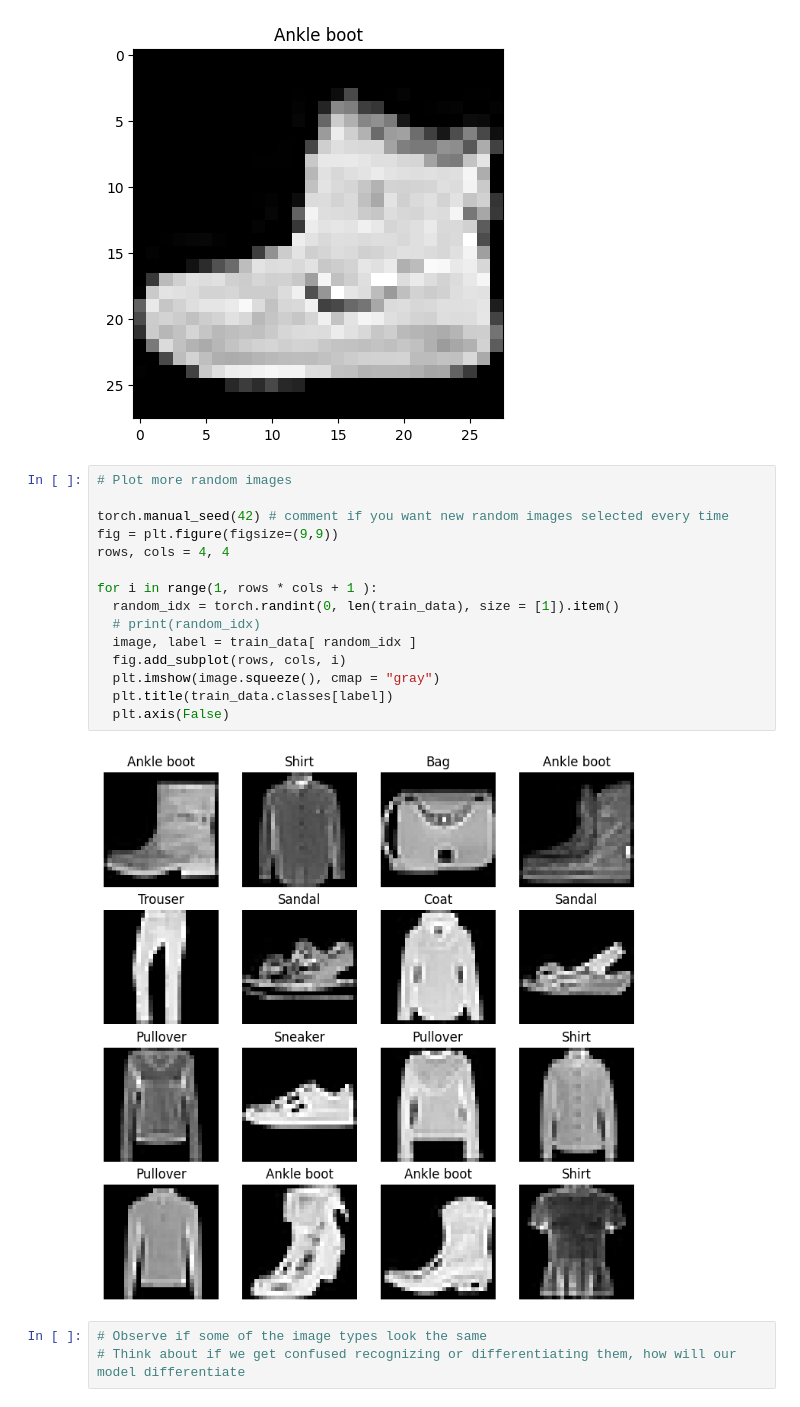
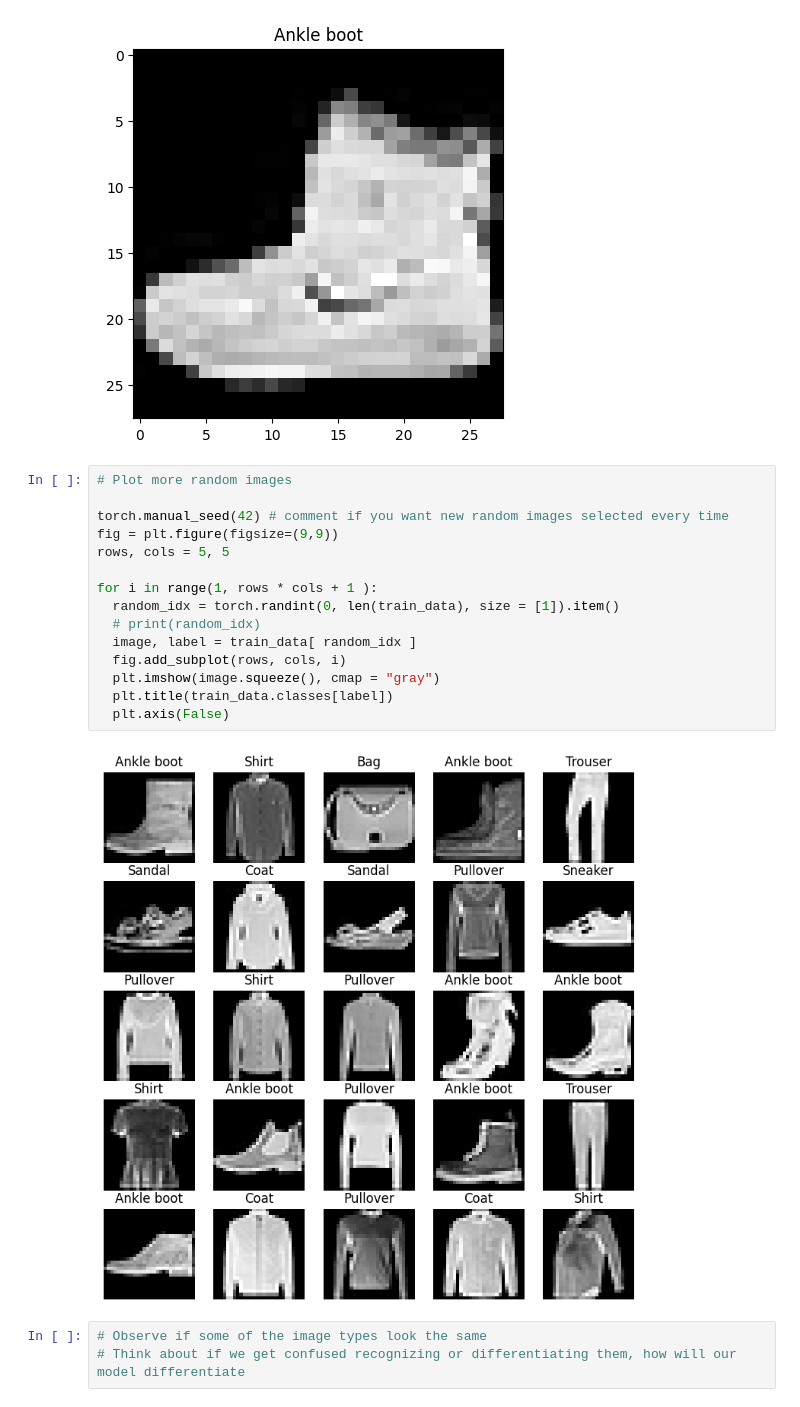
Before and after one commit to afirdousi/pytorch-basics, a Jupyter notebook: 007_computer_vision_hands_on.ipynb, the cells around one changed output. Saved outputs shown, nothing was run; the diff lists cells and outputs as text.

```diff
--- a/007_computer_vision_hands_on.ipynb
+++ b/007_computer_vision_hands_on.ipynb
@@ -187,20 +187,20 @@ Text(0.5, 1.0, 'Ankle boot')
 # %%
 # Plot more random images
 
 torch.manual_seed(42) # comment if you want new random images selected every time
 fig = plt.figure(figsize=(9,9))
-rows, cols = 4, 4
+rows, cols = 5, 5
 
 for i in range(1, rows * cols + 1 ):
   random_idx = torch.randint(0, len(train_data), size = [1]).item()
   # print(random_idx)
   image, label = train_data[ random_idx ]
   fig.add_subplot(rows, cols, i)
   plt.imshow(image.squeeze(), cmap = "gray")
   plt.title(train_data.classes[label])
   plt.axis(False)
 # %% [output]
-[figure, old version]
+[figure, new version]
 # %%
 # Observe if some of the image types look the same
 # Think about if we get confused recognizing or differentiating them, how will our model differentiate
```
Also changed, not shown: parts of 8 cells of this notebook.
